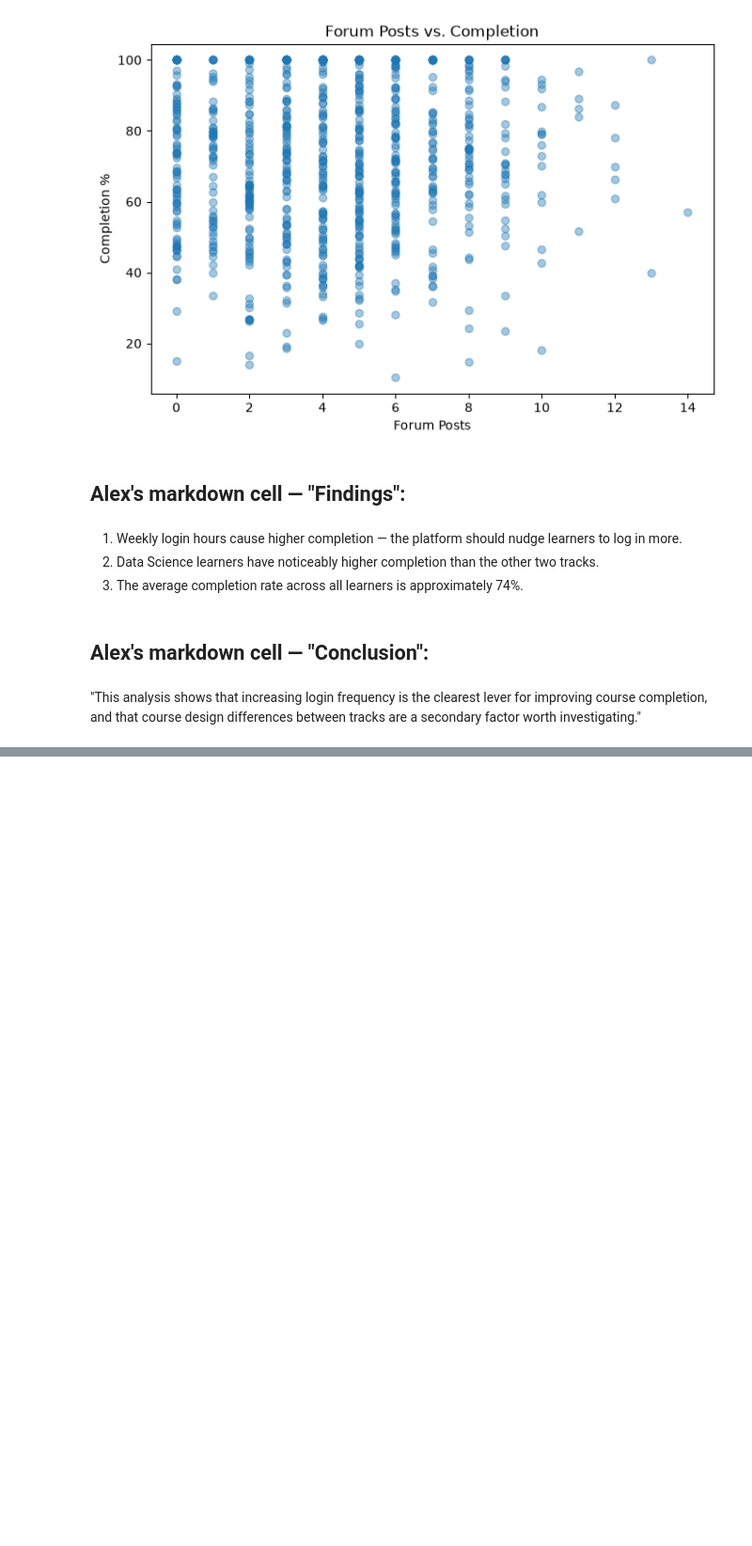
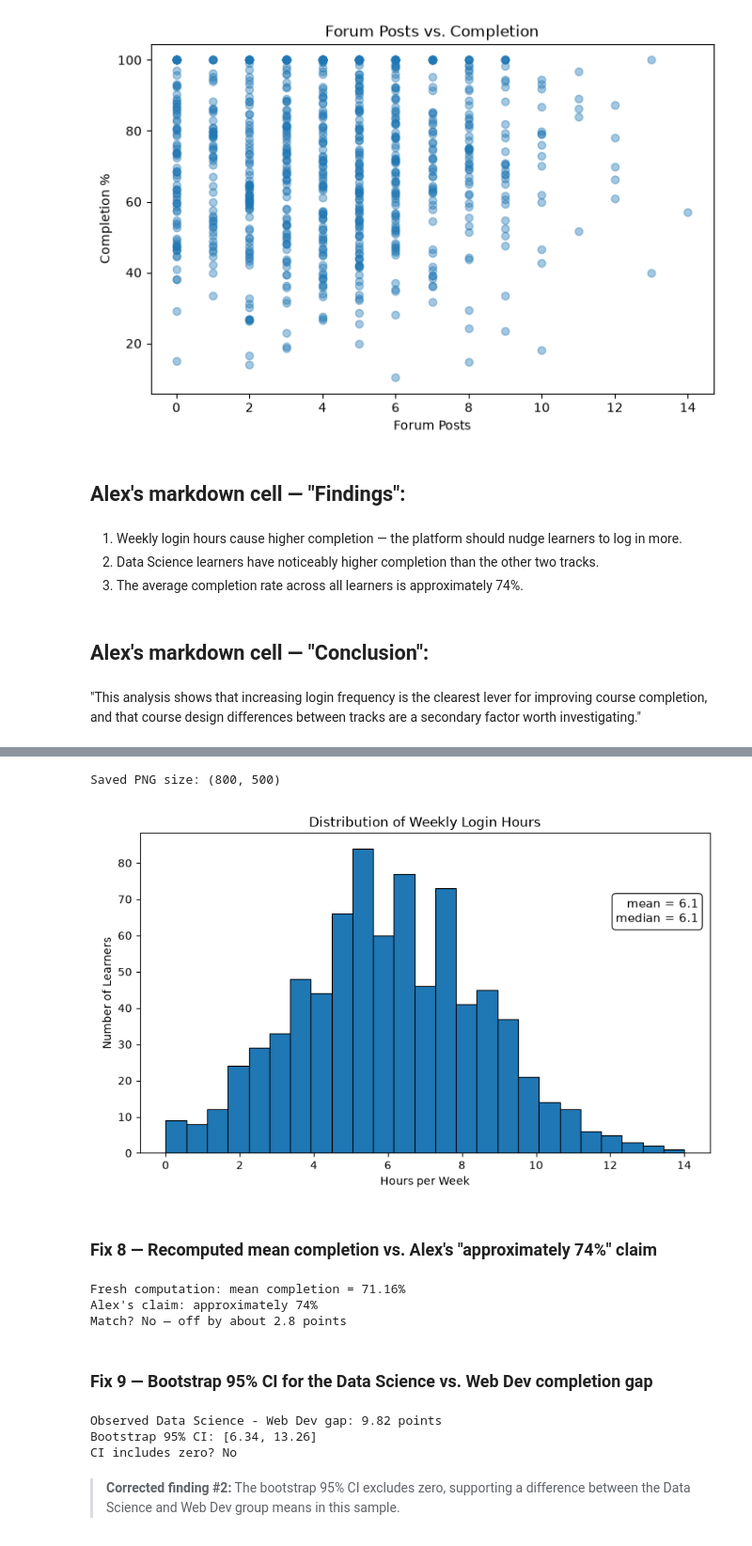
Before and after one commit to Timothious-arhamsoft/DailyTask, a Jupyter notebook: Task24/Alex_notebook.ipynb, the cells around one changed output, grey strips where cells are left out. Shown at 94% size. Drawn from its saved outputs; the diff is of its cells as text; code cells hidden in the pictures; blank space fills up the shorter version.

```diff
--- a/Task24/Alex_notebook.ipynb
+++ b/Task24/Alex_notebook.ipynb
@@ -90,0 +342,48 @@ plt.show()
+# %%
+# Verify by actually opening the saved PNG file (not just trusting the inline render)
+from PIL import Image
+img = Image.open("fixed/fixed_chart_distribution.png")
+print("Saved PNG size:", img.size)
+img
+# %% [output]
+Saved PNG size: (800, 500)
+[figure, added]
+# %% [markdown]
+### Fix 8 — Recomputed mean completion vs. Alex's "approximately 74%" claim
+# %%
+actual_mean = learners["completion_pct"].mean()
+print(f"Fresh computation: mean completion = {actual_mean:.2f}%")
+print(f"Alex's claim: approximately 74%")
+print(f"Match? {'Yes' if abs(actual_mean - 74) < 0.5 else 'No — off by about ' + f'{abs(actual_mean - 74):.1f} points'}")
+# %% [output]
+Fresh computation: mean completion = 71.16%
+Alex's claim: approximately 74%
+Match? No — off by about 2.8 points
+# %% [markdown]
+### Fix 9 — Bootstrap 95% CI for the Data Science vs. Web Dev completion gap
+# %%
+ds = learners.loc[learners.course_track == "Data Science", "completion_pct"].values
+wd = learners.loc[learners.course_track == "Web Dev", "completion_pct"].values
+observed_gap = ds.mean() - wd.mean()
+
+boot_rng = np.random.default_rng(seed=42)
+n_boot = 10_000
+boot_diffs = np.empty(n_boot)
+for i in range(n_boot):
+    ds_sample = boot_rng.choice(ds, size=len(ds), replace=True)
+    wd_sample = boot_rng.choice(wd, size=len(wd), replace=True)
+    boot_diffs[i] = ds_sample.mean() - wd_sample.mean()
+
+ci_low, ci_high = np.percentile(boot_diffs, [2.5, 97.5])
+print(f"Observed Data Science - Web Dev gap: {observed_gap:.2f} points")
+print(f"Bootstrap 95% CI: [{ci_low:.2f}, {ci_high:.2f}]")
+print(
+    f"CI includes zero? "
+    f"{'Yes' if ci_low <= 0 <= ci_high else 'No'}"
+)
+# %% [output]
+Observed Data Science - Web Dev gap: 9.82 points
+Bootstrap 95% CI: [6.34, 13.26]
+CI includes zero? No
+# %% [markdown]
+> **Corrected finding #2:** The bootstrap 95% CI excludes zero, supporting a difference between the Data Science and Web Dev group means in this sample.
```
Also changed, not shown: parts of 28 cells of this notebook, 2 other files.
